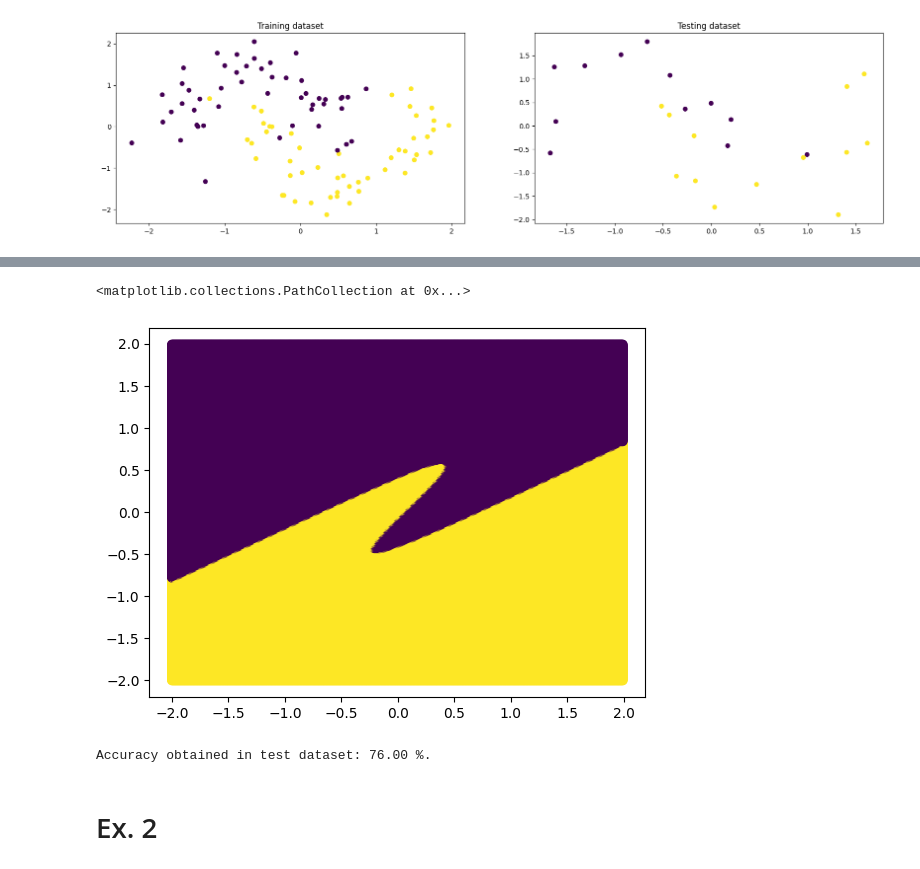
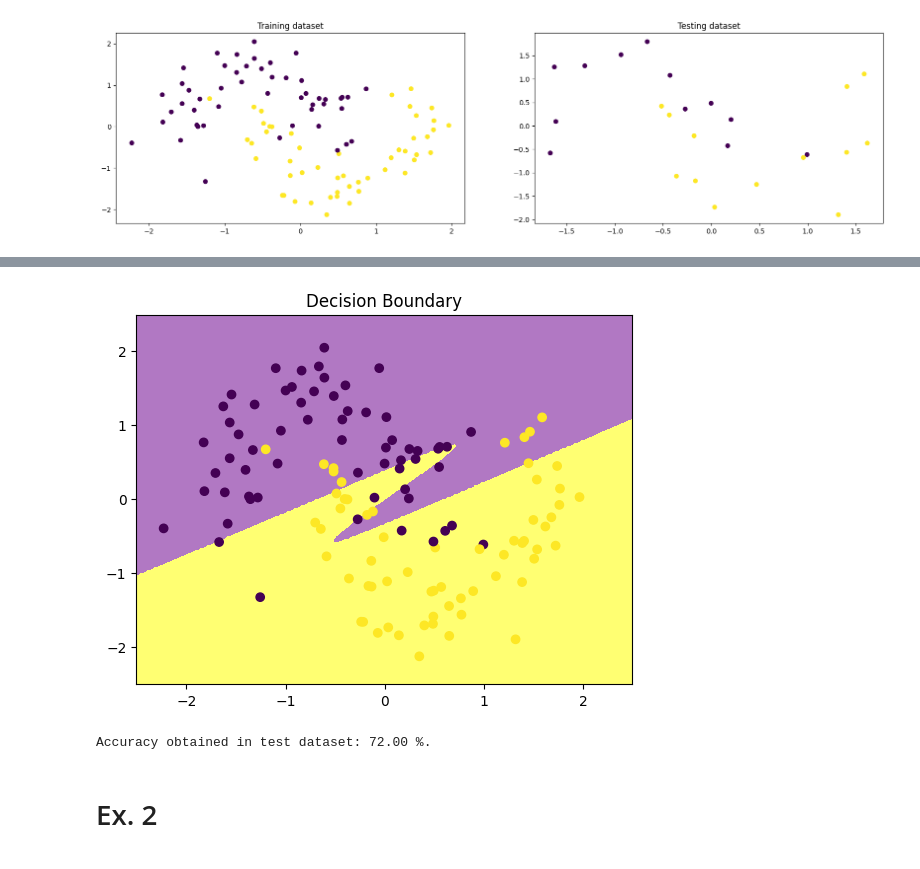
Before and after one commit to LucaFranceschi01/DL-2024, a Jupyter notebook: p1-intro/P1-Questions_Answers.ipynb, the cells around one changed output, grey strips where cells are left out. Saved outputs shown, nothing was run; the diff lists cells and outputs as text; code cells hidden in the pictures.

```diff
--- a/p1-intro/P1-Questions_Answers.ipynb
+++ b/p1-intro/P1-Questions_Answers.ipynb
@@ -140,7 +141,7 @@ class MLP(object):
         return dJdW1,dJdW2
 
 # Function to train a neural network (NN)
-def train(NN, X, y, epoch = 10000, lr = .1):
+def train(NN:MLP, X, y, epoch = 10000, lr = .1):
     list_loss = []
 
     for i in range(epoch):
@@ -160,7 +161,7 @@ def train(NN, X, y, epoch = 10000, lr = .1):
 
     return list_loss
 
-def predict(NN, X):
+def predict(NN:MLP, X):
     return np.round(NN.forward(X))
 
 def accuracy(y, yHat):
@@ -203,13 +204,21 @@ Text(0, 0.5, 'Loss (J) value')
 # %%
 # Visualize the decision boundary in 2D of the classification
-xx, yy = np.meshgrid(np.arange(-2, 2, 0.01), np.arange(-2, 2, 0.01))
+cmap_light = ListedColormap(['#7E1E9C99', '#FFFF1499'])
+
+xx, yy = np.meshgrid(np.arange(-2.5, 2.5, 0.01), np.arange(-2.5, 2.5, 0.01))
 xd = np.column_stack((xx.flatten(), yy.flatten()))
 xd2 = predict(mlp, xd)
-plt.scatter(xx, yy, c=xd2)
+xd2 = xd2.reshape(xx.shape)
+
+plt.figure()
+plt.title('Decision Boundary')
+plt.pcolormesh(xx, yy, xd2, cmap=cmap_light)
+plt.scatter(normalized_test[:,0], normalized_test[:,1], c=test_df.C)
+plt.scatter(normalized_train[:,0], normalized_train[:,1], c=train_df.C)
+plt.show()
 # plt.contour([normalized_test[:, 0], normalized_test[:, 1]], )
 # %% [output]
-<matplotlib.collections.PathCollection at 0x...>
-[figure, old version]
+[figure, new version]
 # %%
 # 5. Apply on test dataset, and accuracy
 test_yHat = predict(mlp, normalized_test)
@@ -217,7 +226,7 @@ test_yHat = predict(mlp, normalized_test)
 test_accuracy = accuracy(test_df.C, test_yHat)
 print("Accuracy obtained in test dataset: %.2f" % (test_accuracy * 100) + " %.")
 # %% [output]
-Accuracy obtained in test dataset: 76.00 %.
+Accuracy obtained in test dataset: 72.00 %.
 # %% [markdown]
 # Ex. 2
 # %%
```
Also changed, not shown: parts of 6 cells of this notebook.
